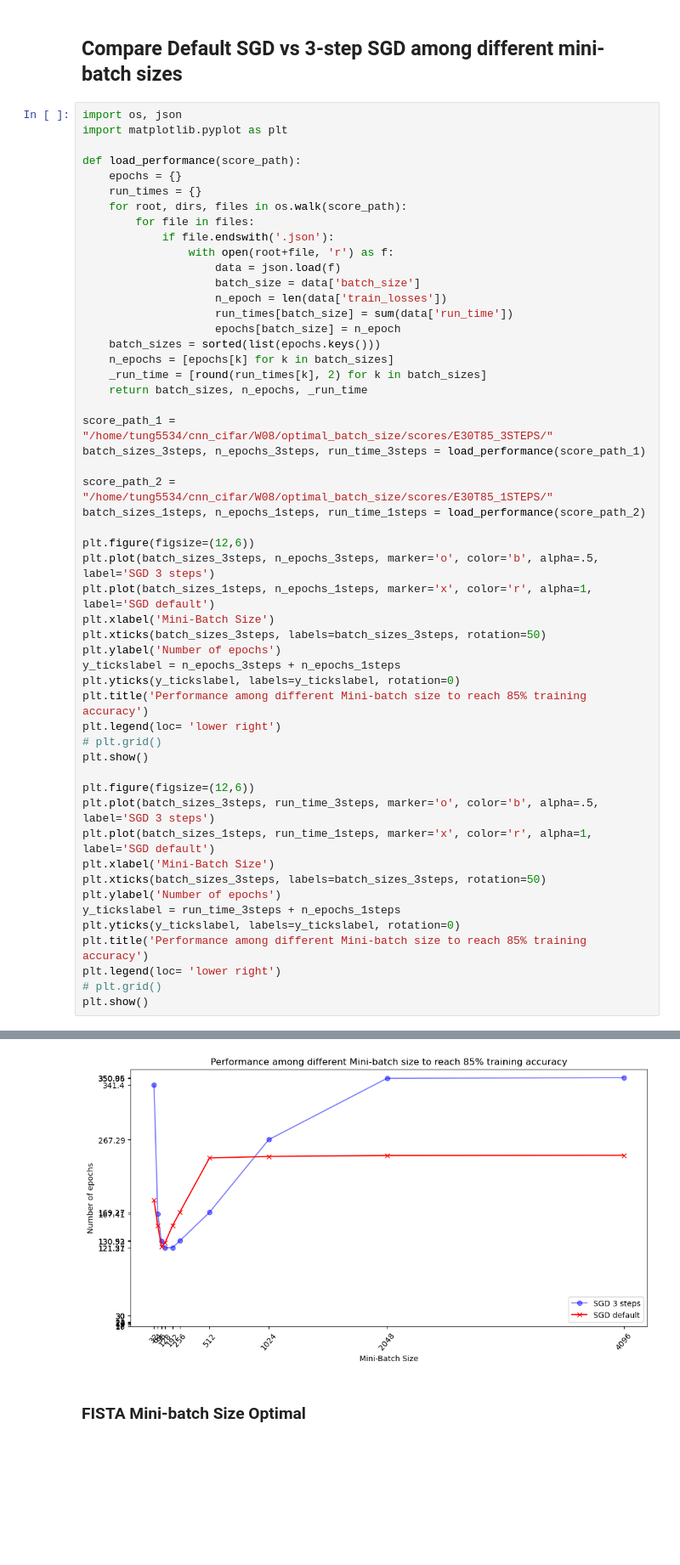
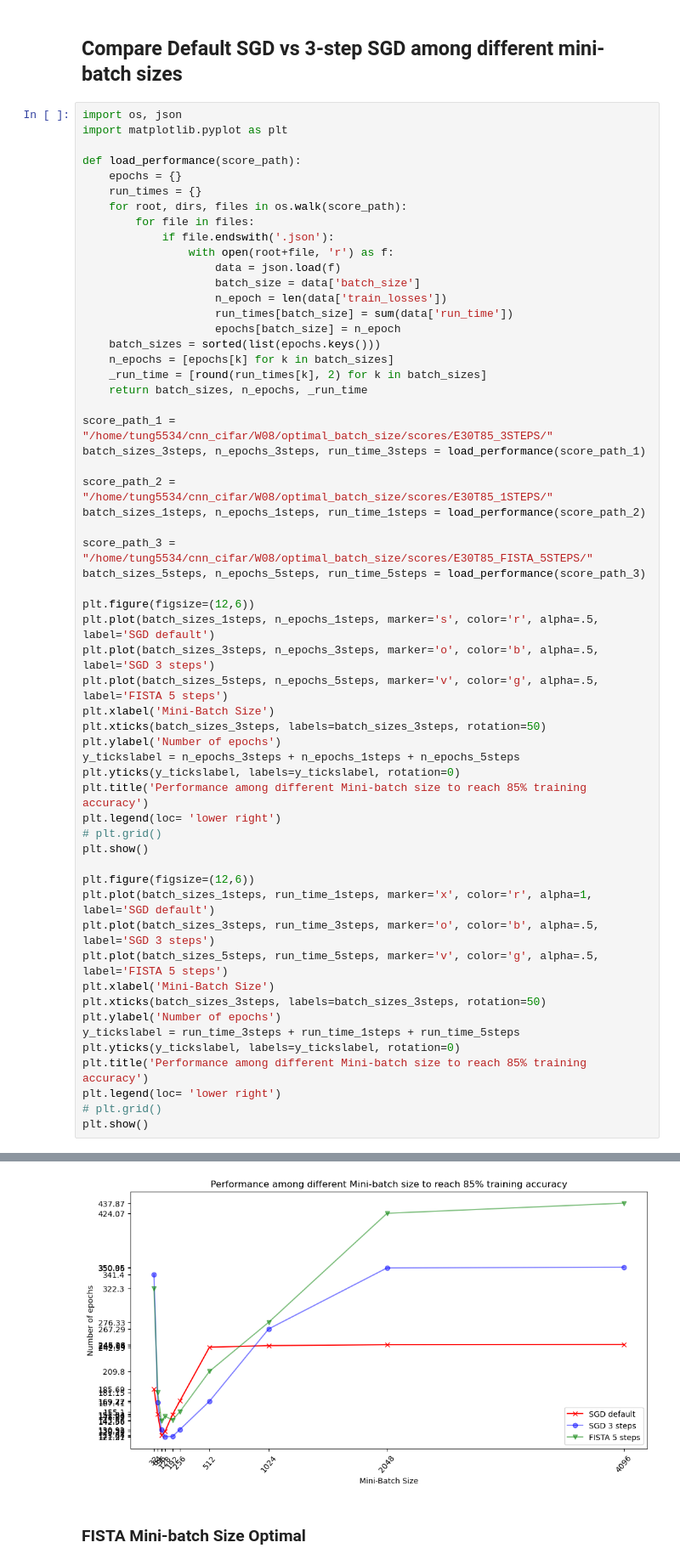
Before and after one commit to tuanna712/IndStudy5840, a Jupyter notebook: W08/optimal_batch_size/run_minibatch_size_opt.ipynb, the cells around one changed output, grey strips where cells are left out. Shown: that part at 85% size. Cells and saved outputs as stored; diff of their text form; blank space fills up the shorter version.

Commit message:
update visualization

```diff
--- a/W08/optimal_batch_size/run_minibatch_size_opt.ipynb
+++ b/W08/optimal_batch_size/run_minibatch_size_opt.ipynb
@@ -315,13 +315,17 @@ batch_sizes_3steps, n_epochs_3steps, run_time_3steps = load_performance(score_pa
 score_path_2 = "/home/tung5534/cnn_cifar/W08/optimal_batch_size/scores/E30T85_1STEPS/"
 batch_sizes_1steps, n_epochs_1steps, run_time_1steps = load_performance(score_path_2)
 
+score_path_3 = "/home/tung5534/cnn_cifar/W08/optimal_batch_size/scores/E30T85_FISTA_5STEPS/"
+batch_sizes_5steps, n_epochs_5steps, run_time_5steps = load_performance(score_path_3)
+
 plt.figure(figsize=(12,6))
+plt.plot(batch_sizes_1steps, n_epochs_1steps, marker='s', color='r', alpha=.5, label='SGD default')
 plt.plot(batch_sizes_3steps, n_epochs_3steps, marker='o', color='b', alpha=.5, label='SGD 3 steps')
-plt.plot(batch_sizes_1steps, n_epochs_1steps, marker='x', color='r', alpha=1, label='SGD default')
+plt.plot(batch_sizes_5steps, n_epochs_5steps, marker='v', color='g', alpha=.5, label='FISTA 5 steps')
 plt.xlabel('Mini-Batch Size')
 plt.xticks(batch_sizes_3steps, labels=batch_sizes_3steps, rotation=50)
 plt.ylabel('Number of epochs')
-y_tickslabel = n_epochs_3steps + n_epochs_1steps
+y_tickslabel = n_epochs_3steps + n_epochs_1steps + n_epochs_5steps
 plt.yticks(y_tickslabel, labels=y_tickslabel, rotation=0)
 plt.title('Performance among different Mini-batch size to reach 85% training accuracy')
 plt.legend(loc= 'lower right')
@@ -329,12 +333,13 @@ plt.legend(loc= 'lower right')
 plt.show()
 
 plt.figure(figsize=(12,6))
+plt.plot(batch_sizes_1steps, run_time_1steps, marker='x', color='r', alpha=1, label='SGD default')
 plt.plot(batch_sizes_3steps, run_time_3steps, marker='o', color='b', alpha=.5, label='SGD 3 steps')
-plt.plot(batch_sizes_1steps, run_time_1steps, marker='x', color='r', alpha=1, label='SGD default')
+plt.plot(batch_sizes_5steps, run_time_5steps, marker='v', color='g', alpha=.5, label='FISTA 5 steps')
 plt.xlabel('Mini-Batch Size')
 plt.xticks(batch_sizes_3steps, labels=batch_sizes_3steps, rotation=50)
 plt.ylabel('Number of epochs')
-y_tickslabel = run_time_3steps + n_epochs_1steps
+y_tickslabel = run_time_3steps + run_time_1steps + run_time_5steps
 plt.yticks(y_tickslabel, labels=y_tickslabel, rotation=0)
 plt.title('Performance among different Mini-batch size to reach 85% training accuracy')
 plt.legend(loc= 'lower right')
@@ -345,4 +350,4 @@ plt.show()
-[figure, old version]
+[figure, new version]
 # %% [markdown]
 ### FISTA Mini-batch Size Optimal
 # %%
```
Also changed, not shown: parts of 2 cells of this notebook.
